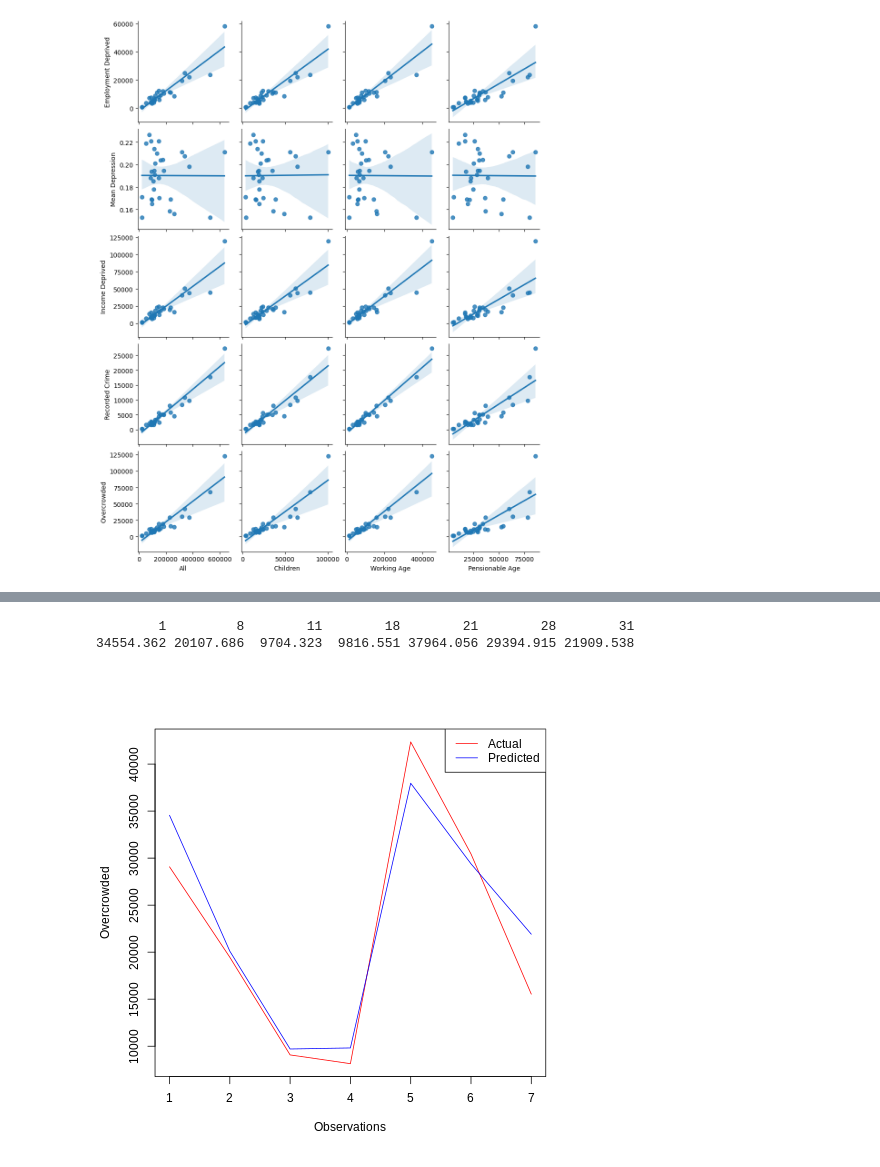
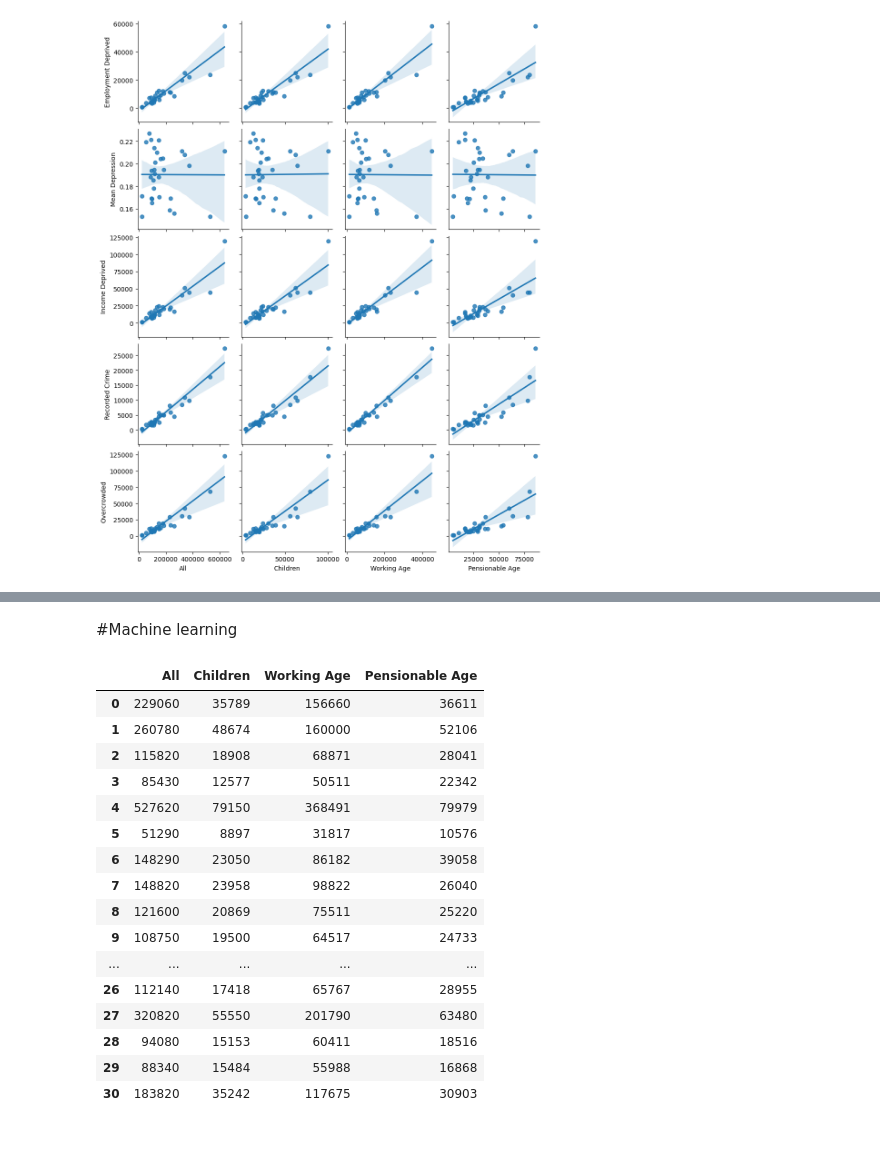
Before and after one commit to ighopresh/ProjectFile, a Jupyter notebook: Implementation_project.ipynb, the cells around one changed output, grey strips where cells are left out. Saved outputs shown, nothing was run; the diff lists cells and outputs as text; code cells hidden in the pictures; blank space fills up the shorter version.

```diff
--- a/Implementation_project.ipynb
+++ b/Implementation_project.ipynb
@@ -732,16 +686,23 @@ F-statistic: 161.1 on 3 and 20 DF,  p-value: 3.576e-14
-# %%
-#prediction
-%%R
-pred <- predict(model, test)
-pred
-# %% [output]
-        1         8        11        18        21        28        31
-34554.362 20107.686  9704.323  9816.551 37964.056 29394.915 21909.538
-# %%
-%%R
-
-plot(test$Overcrowded, type = 'l', lty = 1.8, col='red', xlab = "Observations", ylab = "Overcrowded")
-lines(pred, type='l', col='blue')
-legend("topright", legend = c("Actual", "Predicted"), col = c("red", "blue"), lty = 1.8)
-# %% [output]
-[figure, removed]
+# %% [markdown]
+#Machine learning
+# %%
+#age dataframe to be used for our feature selection
+correlation_df.iloc[:,1:5]
+# %% [output]
+|  | All | Children | Working Age | Pensionable Age |
+| 0 | 229060 | 35789 | 156660 | 36611 |
+| 1 | 260780 | 48674 | 160000 | 52106 |
+| 2 | 115820 | 18908 | 68871 | 28041 |
+| 3 | 85430 | 12577 | 50511 | 22342 |
+| 4 | 527620 | 79150 | 368491 | 79979 |
+| 5 | 51290 | 8897 | 31817 | 10576 |
+| 6 | 148290 | 23050 | 86182 | 39058 |
+| 7 | 148820 | 23958 | 98822 | 26040 |
+| 8 | 121600 | 20869 | 75511 | 25220 |
+| 9 | 108750 | 19500 | 64517 | 24733 |
+| ... | ... | ... | ... | ... |
+| 26 | 112140 | 17418 | 65767 | 28955 |
+| 27 | 320820 | 55550 | 201790 | 63480 |
+| 28 | 94080 | 15153 | 60411 | 18516 |
+| 29 | 88340 | 15484 | 55988 | 16868 |
+| 30 | 183820 | 35242 | 117675 | 30903 |
```
Also changed, not shown: parts of 20 cells of this notebook.
